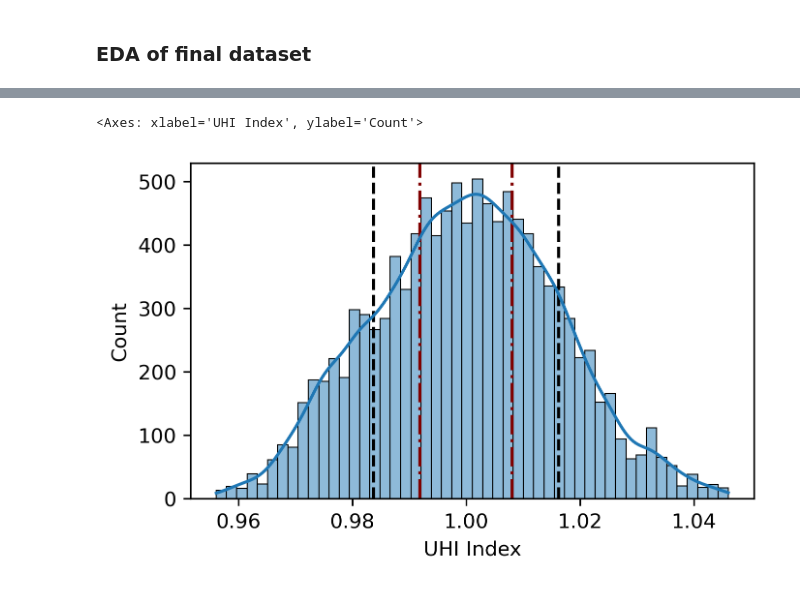
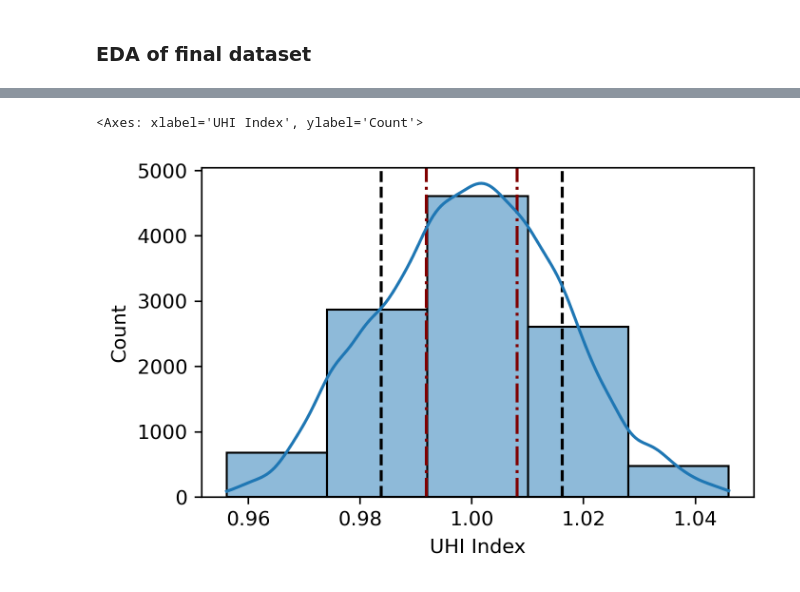
Before and after one commit to Santiq22/urban-heat-islands, a Jupyter notebook: notebooks/eda_final_dataset.ipynb, the cells around one changed output, grey strips where cells are left out. Drawn from its saved outputs; the diff is of its cells as text; code cells hidden in the pictures.

```diff
--- a/notebooks/eda_final_dataset.ipynb
+++ b/notebooks/eda_final_dataset.ipynb
@@ -14,6 +13,6 @@ from sklearn.preprocessing import StandardScaler
 # %%
 # Read dataset
-df = pd.read_csv('../data/final_datasets/raw_datasets/raw_reduced_training_data.csv')
+df = pd.read_csv('../data/final_datasets/raw_reduced_training_data.csv')
 # %%
 df.head()
 # %% [output]
@@ -168,14 +142,14 @@ Name: UHI Index, dtype: float64
 # %%
 # Std deviation
 sigma = 0.016238
 
 # Plot
 fig, ax = subplots(1, 1, figsize = (5, 3), dpi = 300)
 axvline(x = 1.0 + sigma, color = 'black', ls = '--')
 axvline(x = 1.0 - sigma, color = 'black', ls = '--')
 axvline(x = 1.0 + sigma/2.0, color = 'maroon', ls = '-.')
 axvline(x = 1.0 - sigma/2.0, color = 'maroon', ls = '-.')
-histplot(data = df, x = "UHI Index", bins = 50, kde=True, ax = ax)
+histplot(data = df, x = "UHI Index", bins = 5, kde=True, ax = ax)
 # %% [output]
 <Axes: xlabel='UHI Index', ylabel='Count'>
-[figure, old version]
+[figure, new version]
```
Also changed, not shown: parts of 31 cells of this notebook, 24 other files.
